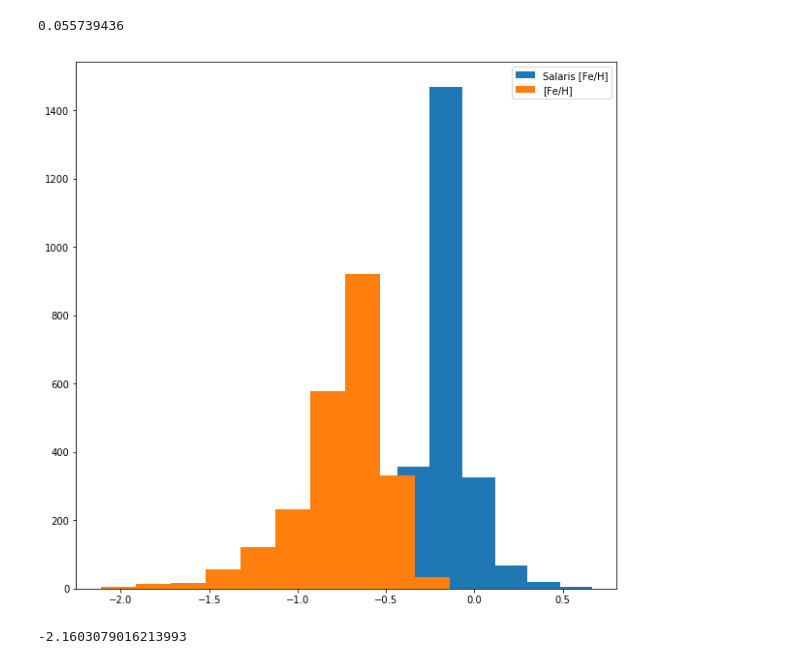
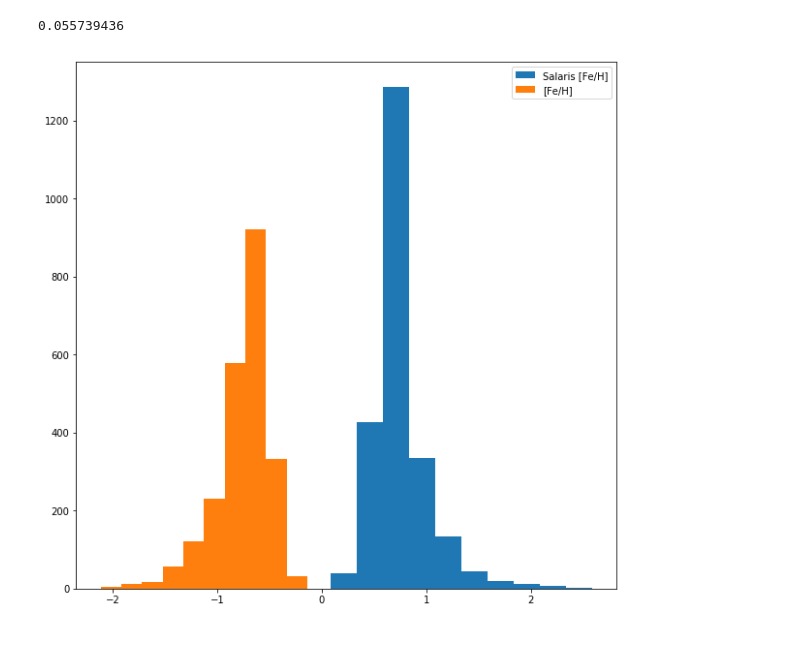
Before and after one commit to JoshuaPovick/Magellanic_Ages, a Jupyter notebook: Salaris.ipynb, the cells around one changed output. Cells and saved outputs as stored; diff of their text form; code cells hidden in the pictures.

Commit message:
update Salaris to current local version

```diff
--- a/Salaris.ipynb
+++ b/Salaris.ipynb
@@ -255,14 +255,9 @@ for j in range(len(clndr16)):
     f_fact.append(numer/denom)
 # %%
 plt.figure(figsize=[10,10])
-plt.hist(np.log10(f_fact*(clndr16['ALPHA_M']-clndr16['M_H']))+clndr16['FE_H'],label=r'Salaris [Fe/H]')
+plt.hist(np.log10(f_fact*(10**(clndr16['ALPHA_M']-clndr16['M_H'])))+clndr16['M_H'],label=r'Salaris [Fe/H]')
 plt.hist(clndr16['FE_H'],label=r'[Fe/H]')
 plt.legend()
 plt.show()
 # %% [output]
-[figure, old version]
+[figure, new version]
-# %%
-max(clndr16['FE_H']+np.log10(f_fact)+clndr16['FE_H'])
-min(clndr16['FE_H']+np.log10(f_fact)+clndr16['FE_H'])
-# %% [output]
--2.1603079016213993
```
Also changed, not shown: parts of 2 cells of this notebook.
